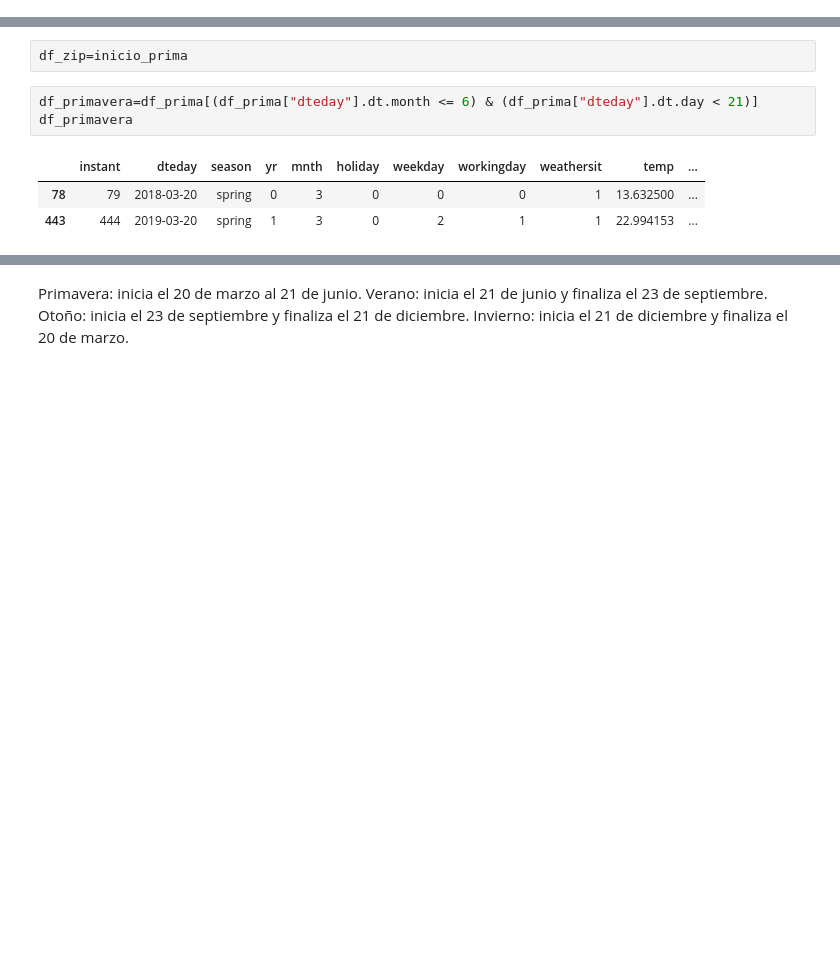
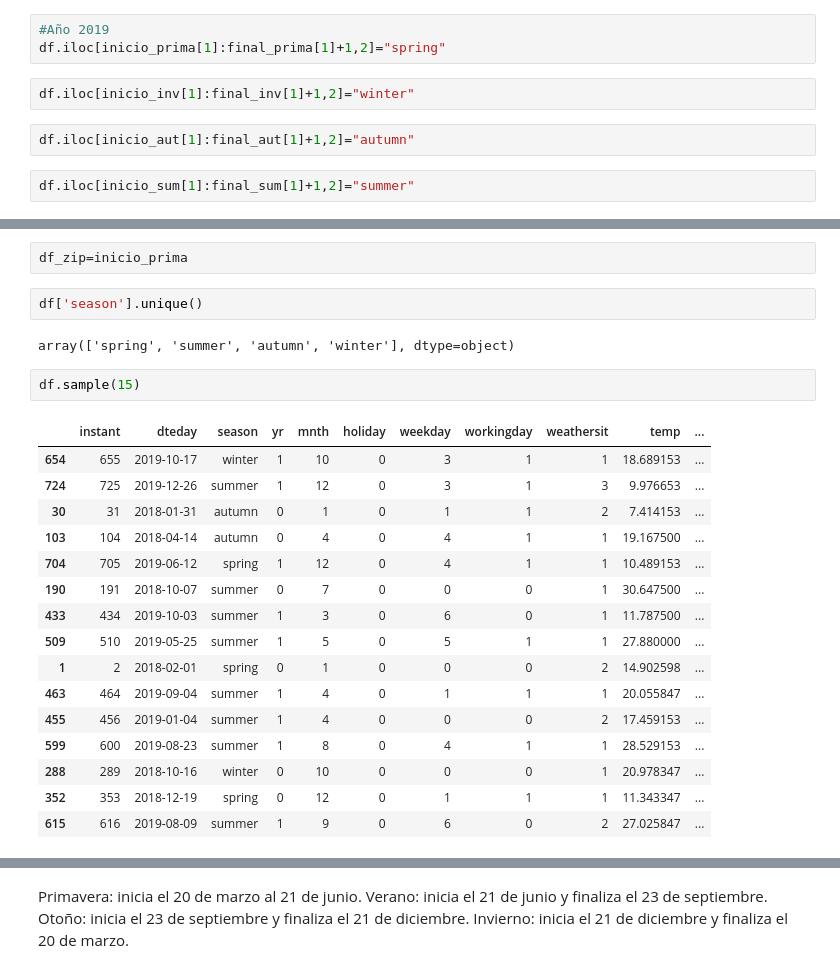
Before and after one commit to Adalab/project-DA-promo-B-modulo-3-team-1, a Jupyter notebook: tratamiento.ipynb, the cells around one changed output, grey strips where cells are left out. Cells and saved outputs as stored; diff of their text form; blank space fills up the shorter version.

```diff
--- a/tratamiento.ipynb
+++ b/tratamiento.ipynb
@@ -186,11 +247,36 @@ df.iloc[inicio_prima[0]:final_prima[0],:]["season"]="spring"
+# %%
+#Año 2019
+df.iloc[inicio_prima[1]:final_prima[1]+1,2]="spring"
+# %%
+df.iloc[inicio_inv[1]:final_inv[1]+1,2]="winter"
+# %%
+df.iloc[inicio_aut[1]:final_aut[1]+1,2]="autumn"
+# %%
+df.iloc[inicio_sum[1]:final_sum[1]+1,2]="summer"
 # %% [markdown]
 Hacer un for loop con el zip para poder sobreescribir
 # %%
 df_zip=inicio_prima
-# %%
-df_primavera=df_prima[(df_prima["dteday"].dt.month <= 6) & (df_prima["dteday"].dt.day < 21)]
-df_primavera
-# %% [output]
-|  | instant | dteday | season | yr | mnth | holiday | weekday | workingday | weathersit | temp | ... |
-| 78 | 79 | 2018-03-20 | spring | 0 | 3 | 0 | 0 | 0 | 1 | 13.632500 | ... |
-| 443 | 444 | 2019-03-20 | spring | 1 | 3 | 0 | 2 | 1 | 1 | 22.994153 | ... |
+# %%
+df['season'].unique()
+# %% [output]
+array(['spring', 'summer', 'autumn', 'winter'], dtype=object)
+# %%
+df.sample(15)
+# %% [output]
+|  | instant | dteday | season | yr | mnth | holiday | weekday | workingday | weathersit | temp | ... |
+| 654 | 655 | 2019-10-17 | winter | 1 | 10 | 0 | 3 | 1 | 1 | 18.689153 | ... |
+| 724 | 725 | 2019-12-26 | summer | 1 | 12 | 0 | 3 | 1 | 3 | 9.976653 | ... |
+| 30 | 31 | 2018-01-31 | autumn | 0 | 1 | 0 | 1 | 1 | 2 | 7.414153 | ... |
+| 103 | 104 | 2018-04-14 | autumn | 0 | 4 | 0 | 4 | 1 | 1 | 19.167500 | ... |
+| 704 | 705 | 2019-06-12 | spring | 1 | 12 | 0 | 4 | 1 | 1 | 10.489153 | ... |
+| 190 | 191 | 2018-10-07 | summer | 0 | 7 | 0 | 0 | 0 | 1 | 30.647500 | ... |
+| 433 | 434 | 2019-10-03 | summer | 1 | 3 | 0 | 6 | 0 | 1 | 11.787500 | ... |
+| 509 | 510 | 2019-05-25 | summer | 1 | 5 | 0 | 5 | 1 | 1 | 27.880000 | ... |
+| 1 | 2 | 2018-02-01 | spring | 0 | 1 | 0 | 0 | 0 | 2 | 14.902598 | ... |
+| 463 | 464 | 2019-09-04 | summer | 1 | 4 | 0 | 1 | 1 | 1 | 20.055847 | ... |
+| 455 | 456 | 2019-01-04 | summer | 1 | 4 | 0 | 0 | 0 | 2 | 17.459153 | ... |
+| 599 | 600 | 2019-08-23 | summer | 1 | 8 | 0 | 4 | 1 | 1 | 28.529153 | ... |
+| 288 | 289 | 2018-10-16 | winter | 0 | 10 | 0 | 0 | 0 | 1 | 20.978347 | ... |
+| 352 | 353 | 2018-12-19 | spring | 0 | 12 | 0 | 1 | 1 | 1 | 11.343347 | ... |
+| 615 | 616 | 2019-08-09 | summer | 1 | 9 | 0 | 6 | 0 | 2 | 27.025847 | ... |
```
Also changed, not shown: parts of 29 cells of this notebook, 1 other file.
